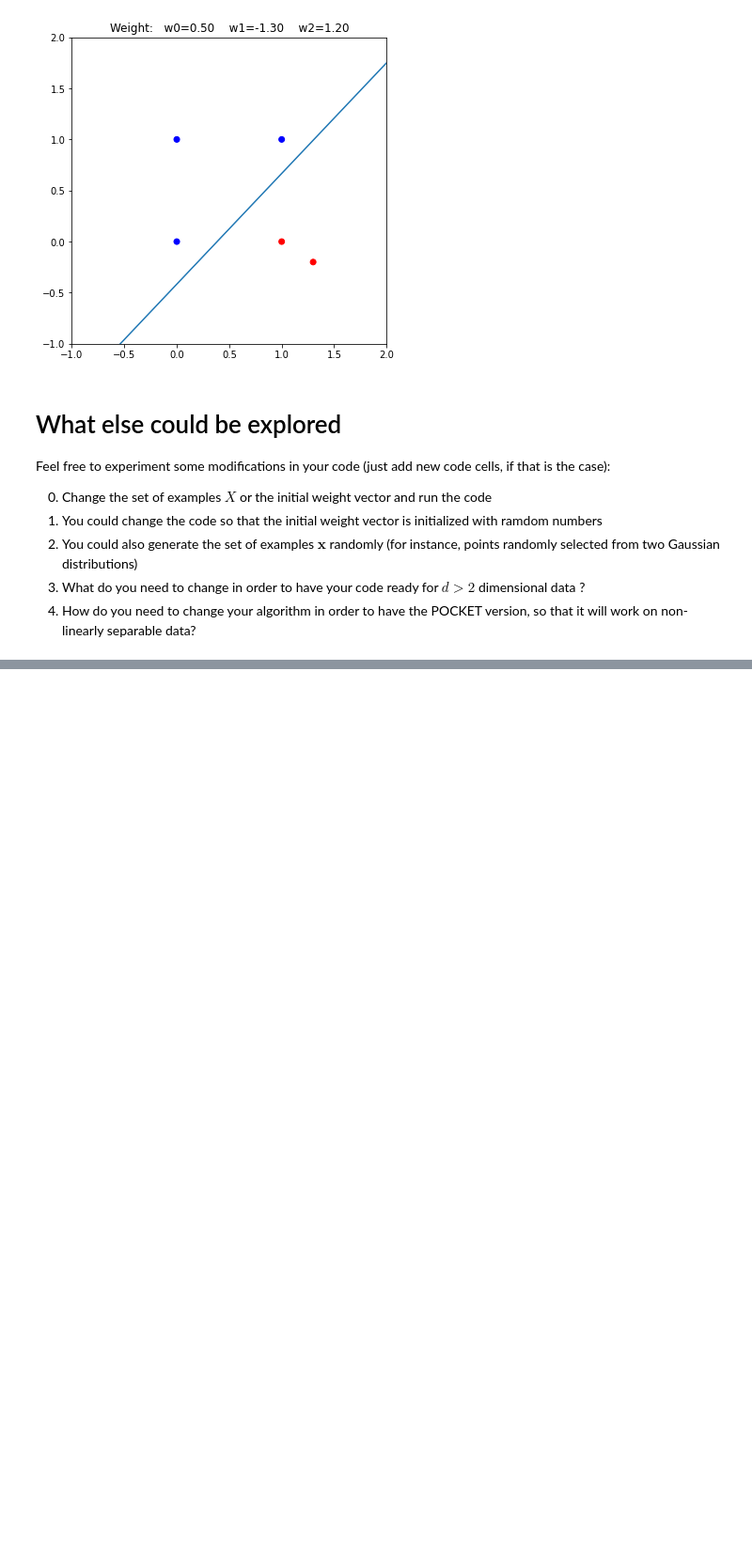
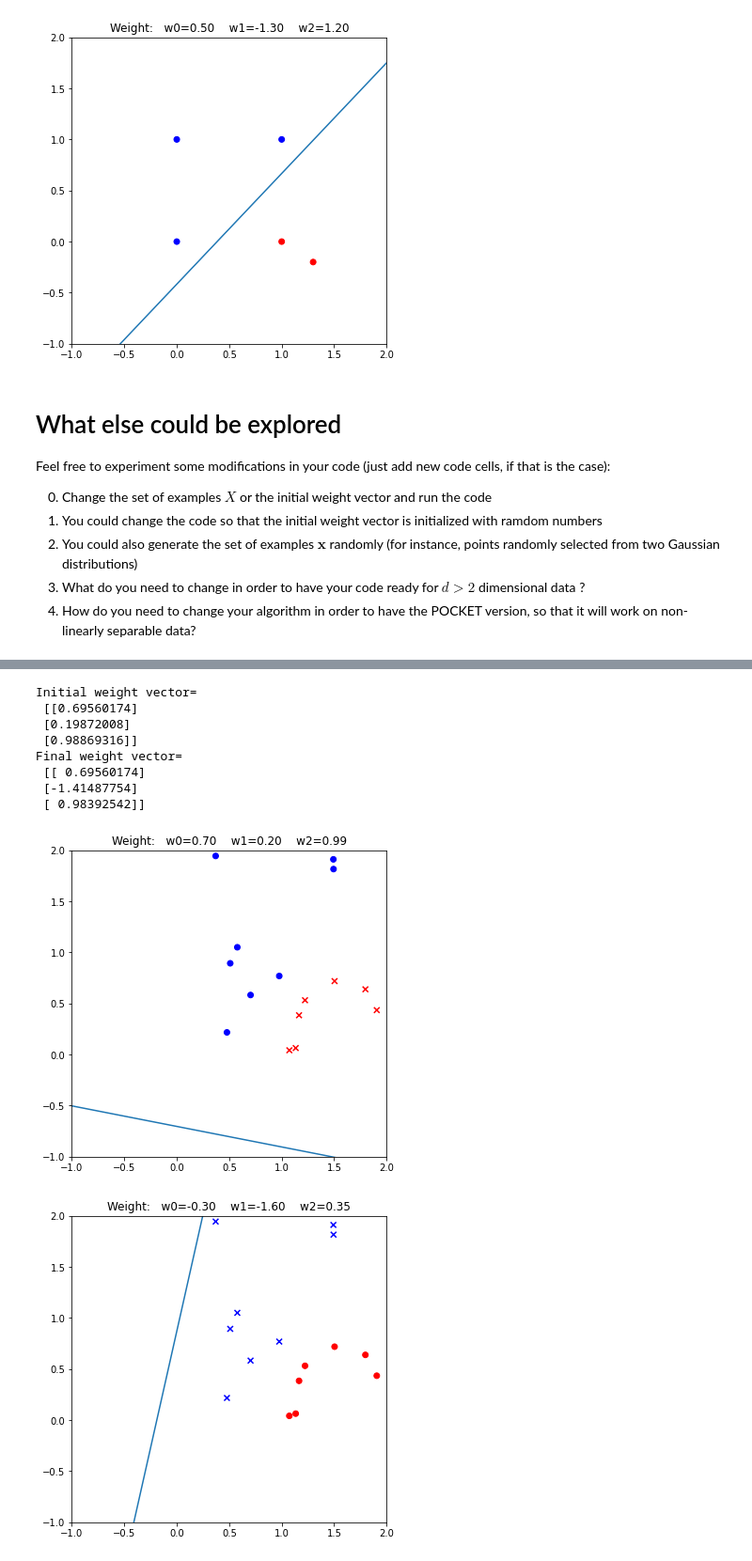
Before and after one commit to renatasarmet/algorithms, a Jupyter notebook: machineLearning/usp_ime/EP01/ep01_perceptron.ipynb, the cells around one changed output, grey strips where cells are left out. Shown: that part at 94% size. Drawn from its saved outputs; the diff is of its cells as text; code cells hidden in the pictures; blank space fills up the shorter version.

```diff
--- a/machineLearning/usp_ime/ep01_perceptron.ipynb
+++ b/machineLearning/usp_ime/EP01/ep01_perceptron.ipynb
@@ -257,0 +303,26 @@ Feel free to experiment some modifications in your code (just add new code cells
+# %%
+# define a random initial weight vector and make sure w[2] is not 0
+w0 = np.random.rand(3,1)
+while(w0[2]==0):
+    w0 = np.random.rand(3,1)
+print("Initial weight vector=\n", w0)
+
+# Fit
+w = perceptron(Xe,y,w0,plot=True)
+
+# Print the final weight vector and plot the final graph using the function plot_state.
+print("Final weight vector=\n", w)
+
+# Plot the final state
+plot_state(Xe,w)
+# %% [output]
+Initial weight vector=
+ [[0.69560174]
+ [0.19872008]
+ [0.98869316]]
+Final weight vector=
+ [[ 0.69560174]
+ [-1.41487754]
+ [ 0.98392542]]
+[figure, added]
+[figure, added]
```
Also changed, not shown: parts of 7 cells of this notebook, 2 other files.
